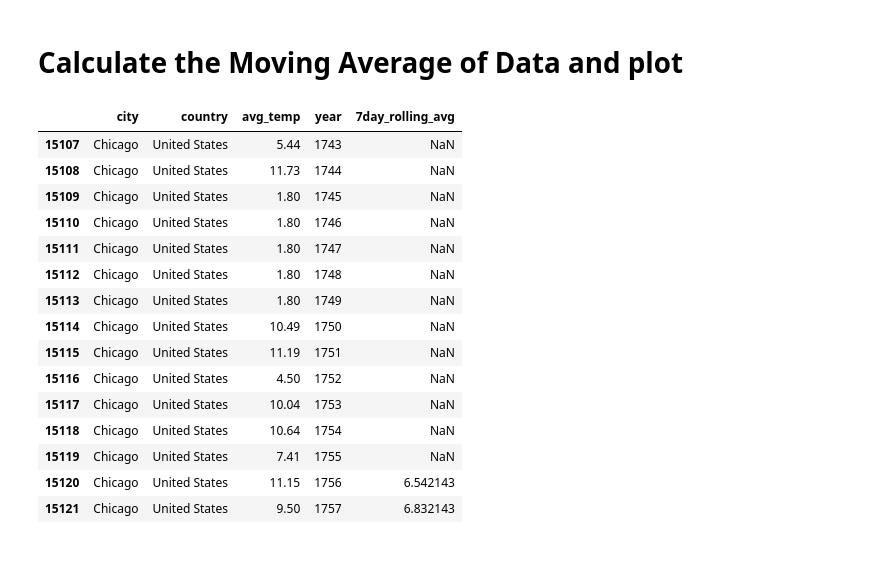
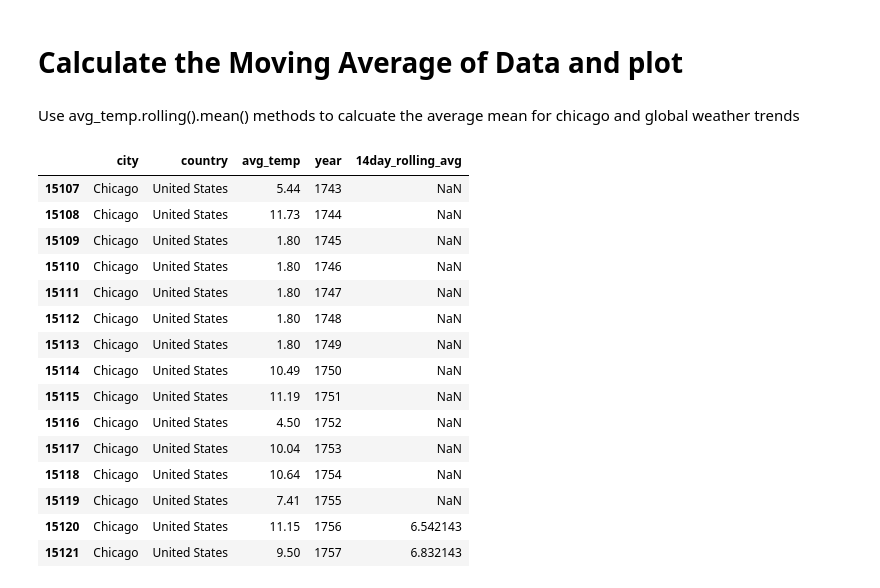
Before and after one commit to freedom-780/Weather_trends, a Jupyter notebook: Weather_project.ipynb, the cells around one changed output. Drawn from its saved outputs; the diff is of its cells as text; code cells hidden in the pictures; blank space fills up the shorter version.

```diff
--- a/Weather_project.ipynb
+++ b/Weather_project.ipynb
@@ -82,11 +85,14 @@ f.fig.autofmt_xdate()
 [figure]
 # %% [markdown]
 # Calculate the Moving Average of Data and plot
+# %% [markdown]
+Use avg_temp.rolling().mean() methods to calcuate the average mean
+for chicago and global weather trends
 # %%
-chicago_weather_fill[ '7day_rolling_avg' ] = chicago_weather_fill.avg_temp.rolling( 14).mean()
+chicago_weather_fill[ '14day_rolling_avg' ] = chicago_weather_fill.avg_temp.rolling( 14).mean()
 chicago_weather_fill.head(15)
 # %% [output]
-|  | city | country | avg_temp | year | 7day_rolling_avg |
+|  | city | country | avg_temp | year | 14day_rolling_avg |
 | 15107 | Chicago | United States | 5.44 | 1743 | NaN |
 | 15108 | Chicago | United States | 11.73 | 1744 | NaN |
 | 15109 | Chicago | United States | 1.80 | 1745 | NaN |
```
Also changed, not shown: parts of 10 cells of this notebook.
